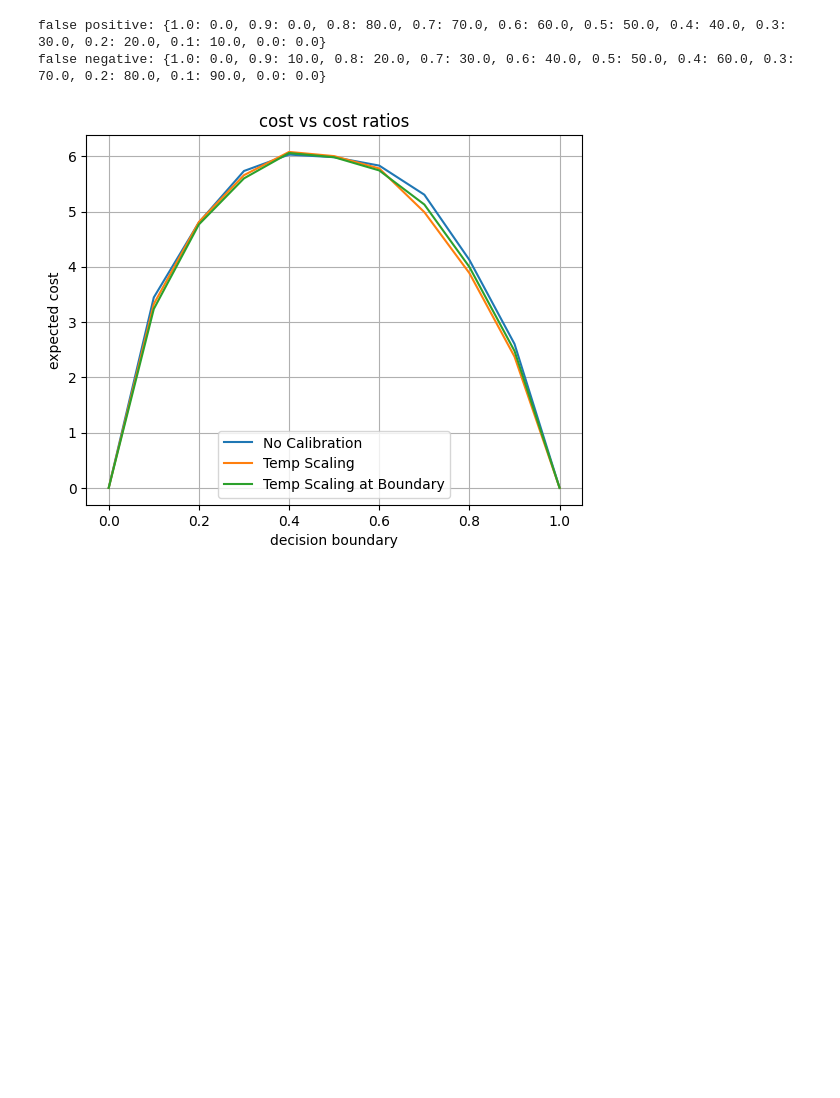
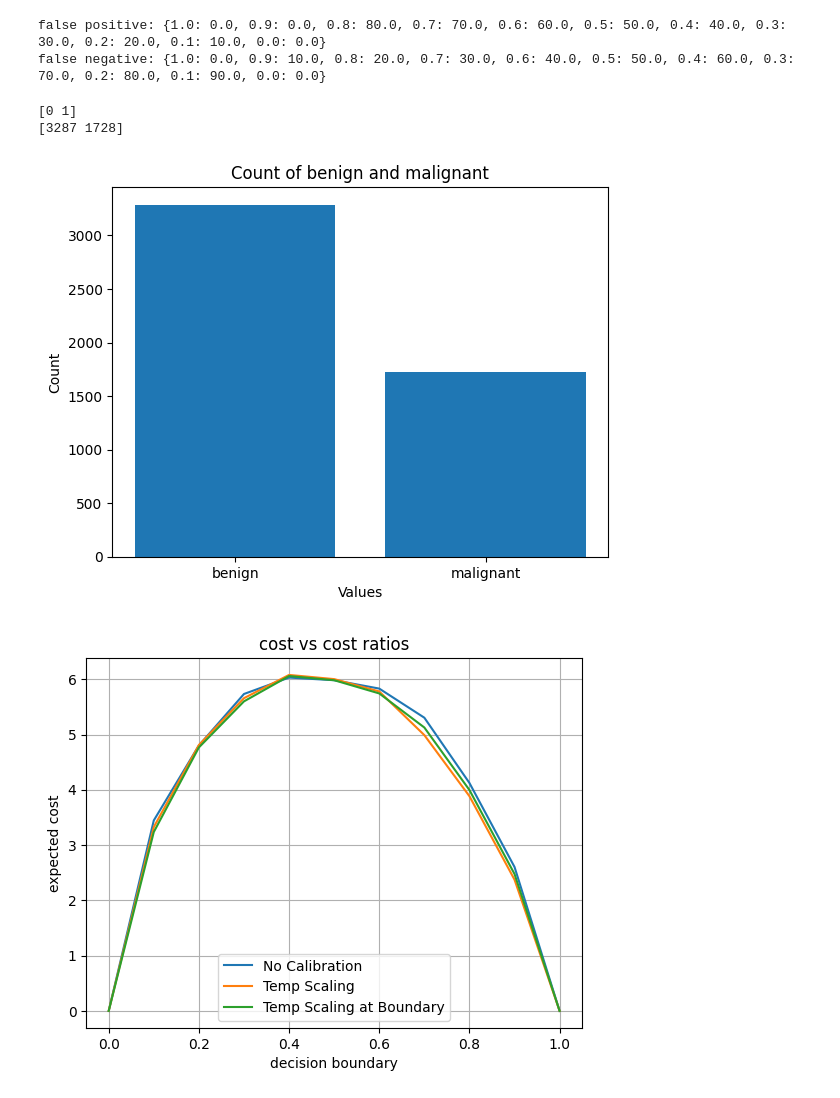
Before and after one commit to ash8m/cost-analysis, a Jupyter notebook: cost_analysis_calibration_where_it_matters.ipynb, the cells around one changed output. Saved outputs shown, nothing was run; the diff lists cells and outputs as text; code cells hidden in the pictures; blank space fills up the shorter version.

```diff
--- a/cost_analysis_calibration_where_it_matters.ipynb
+++ b/cost_analysis_calibration_where_it_matters.ipynb
@@ -71,6 +74,27 @@ filenames = {"ISIC CNN No Calibration":                         "/content/drive/
                    "ISIC CNN Temperature Scaling":                    "/content/drive/MyDrive/Outputs/isic_cnn_ISIC_temperature_False.csv",
                    "ISIC CNN Temperature Scaling at Boundry":         "/content/drive/MyDrive/Outputs/isic_cnn_ISIC_temperature_True.csv"
                    }
+# %%
+categories= ["benign", "malignant"]
+csv_file = pd.read_csv("/content/drive/MyDrive/Outputs/isic_cnn_ISIC_none.csv")
+labels = csv_file["label"].to_numpy()
+unique, counts = np.unique(labels, return_counts=True)
+print(unique)
+print(counts)
+
+plt.bar(categories, counts)
+
+# Add labels and title
+plt.xlabel("Values")
+plt.ylabel("Count")
+plt.title("Count of benign and malignant")
+
+# Show the plot
+plt.show()
+# %% [output]
+[0 1]
+[3287 1728]
+[figure, added]
 # %%
 dict_list = []
 for file, path in filenames.items():
```
Also changed, not shown: parts of 9 cells of this notebook.
